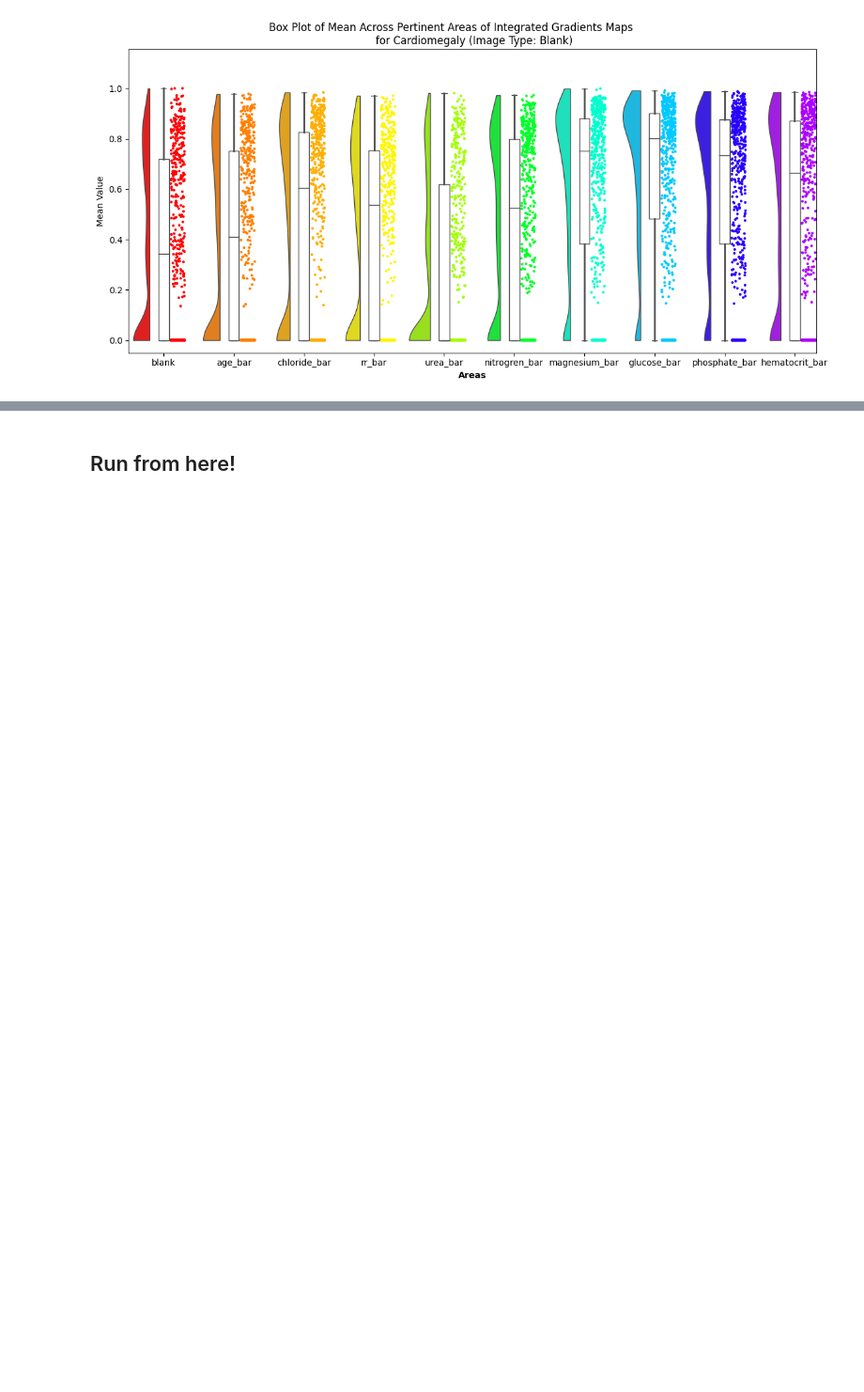
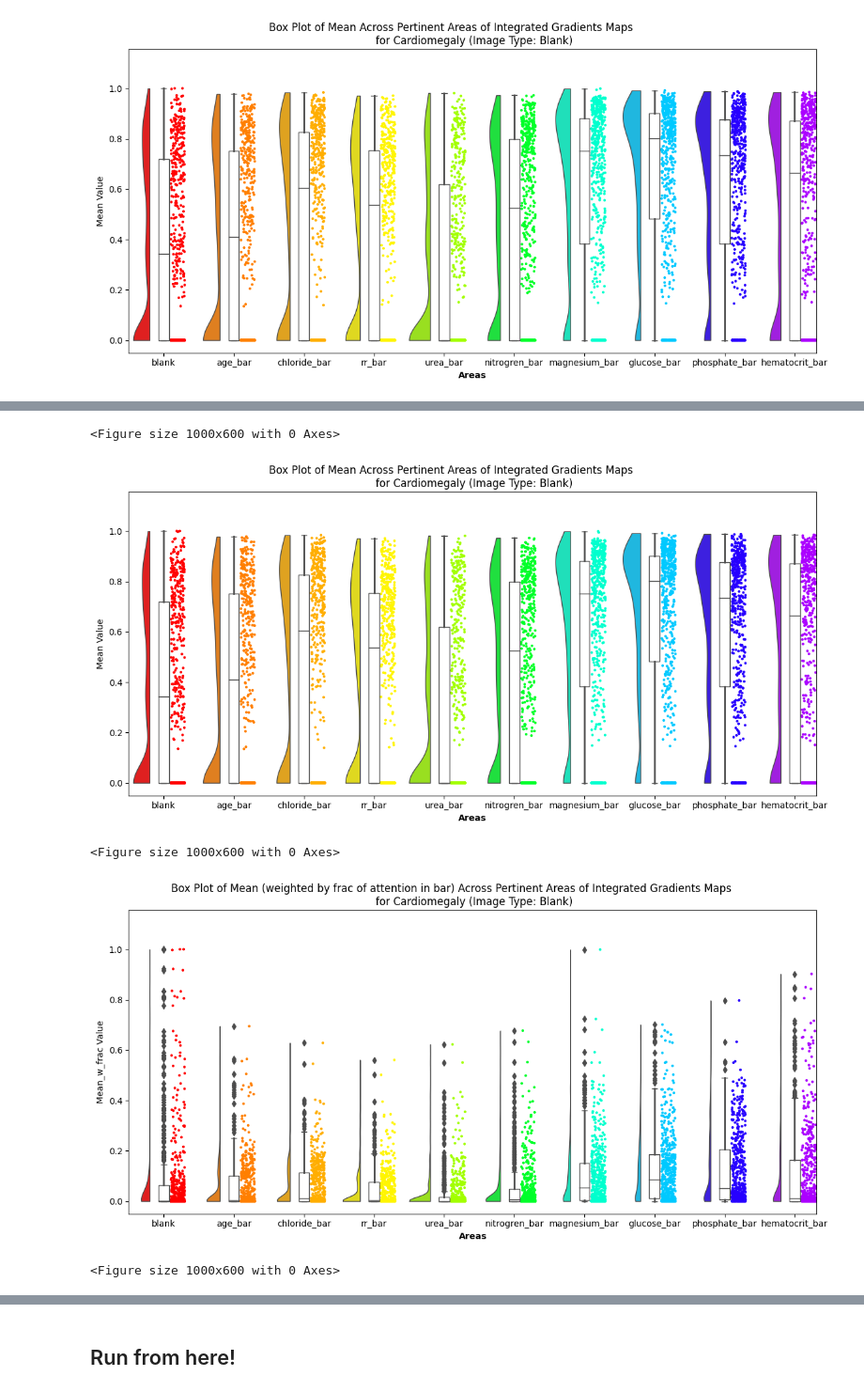
Before and after one commit to singlaayush/barttender, a Jupyter notebook: mimic_agg_raincloud_plot.ipynb, the cells around one changed output, grey strips where cells are left out. Shown at 94% size. Saved outputs shown, nothing was run; the diff lists cells and outputs as text; code cells hidden in the pictures; blank space fills up the shorter version.

```diff
--- a/mimic_agg_raincloud_plot.ipynb
+++ b/mimic_agg_raincloud_plot.ipynb
@@ -38,0 +107,13 @@
+# %%
+# python mimic_update_mask_stats.py --image_type='blank' --batch_size=100 --mask_type='ig' --blur=5 --debug --idp
+image_type='blank'
+mask_type = 'ig'
+label = 'Cardiomegaly'
+order, suffix = get_barcode_order_info(order=None, no_bars=False, nan=False)
+raincloud(image_type, suffix, mask_type, label, run_id=None, debug=True, verbose=True) # blur 5
+# %% [output]
+<Figure size 1000x600 with 0 Axes>
+[figure, added]
+<Figure size 1000x600 with 0 Axes>
+[figure, added]
+<Figure size 1000x600 with 0 Axes>
```
Also changed, not shown: parts of 12 cells of this notebook, 5 other files.
